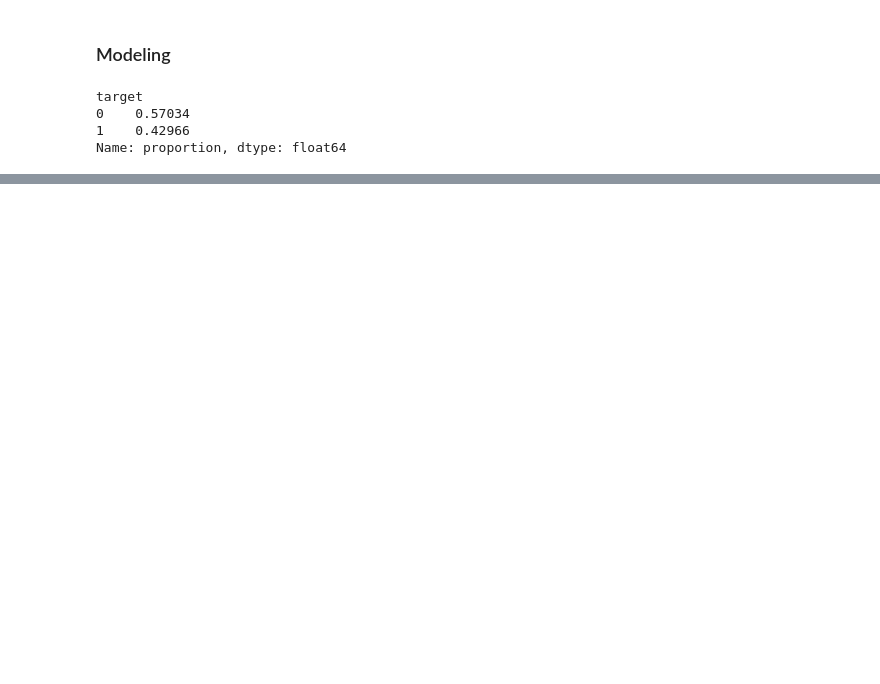
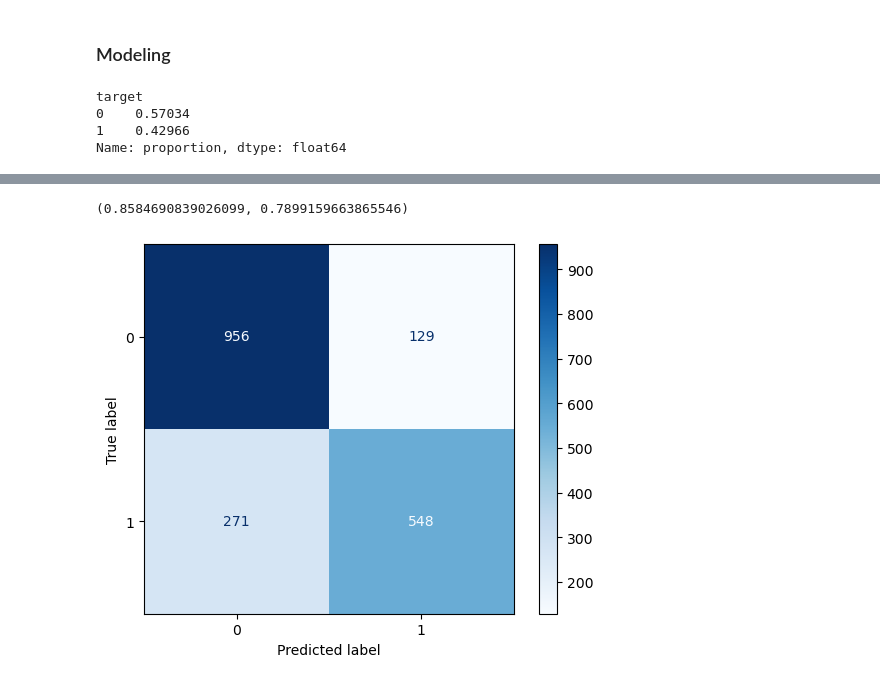
Before and after one commit to polinamin/disaster_recognition, a Jupyter notebook: Arjun_EDA.ipynb, the cells around one changed output, grey strips where cells are left out. Cells and saved outputs as stored; diff of their text form; code cells hidden in the pictures; blank space fills up the shorter version.

```diff
--- a/Arjun_EDA.ipynb
+++ b/Arjun_EDA.ipynb
@@ -42,0 +51,20 @@ Name: proportion, dtype: float64
+# %%
+logr = Pipeline([
+    ('tfidf', TfidfVectorizer()),
+    ('logr', LogisticRegression())
+])
+# %%
+logr_params = {
+        'tfidf__max_features': [2000,2500],
+        'tfidf__min_df': [1,5,10],
+        'tfidf__max_df': [0.9, 0.95],
+        'tfidf__stop_words': ['english', None],
+        'tfidf__ngram_range': [(1, 2)],
+        'logr__C': [0.1, 1, 10],
+        'logr__penalty': ['l2'], #
+        'logr__solver': ['liblinear']
+    }
+# %%
+gs_lr = GridSearchCV(logr, logr_params, cv=5, n_jobs=1)
+# %%
+gs_lr.fit(X_train,y_train)
@@ -42,0 +100,4 @@ Name: proportion, dtype: float64
+# %%
+gs_lr.score(X_train,y_train), gs_lr.score(X_test,y_test)
+# %% [output]
+(0.8584690839026099, 0.7899159663865546)
@@ -42,0 +109,5 @@ Name: proportion, dtype: float64
+# %%
+# View confusion matrix
+ConfusionMatrixDisplay.from_estimator(gs_lr, X_test, y_test, cmap='Blues', values_format='d');
+# %% [output]
+[figure, added]
```
Also changed, not shown: parts of 20 cells of this notebook.
